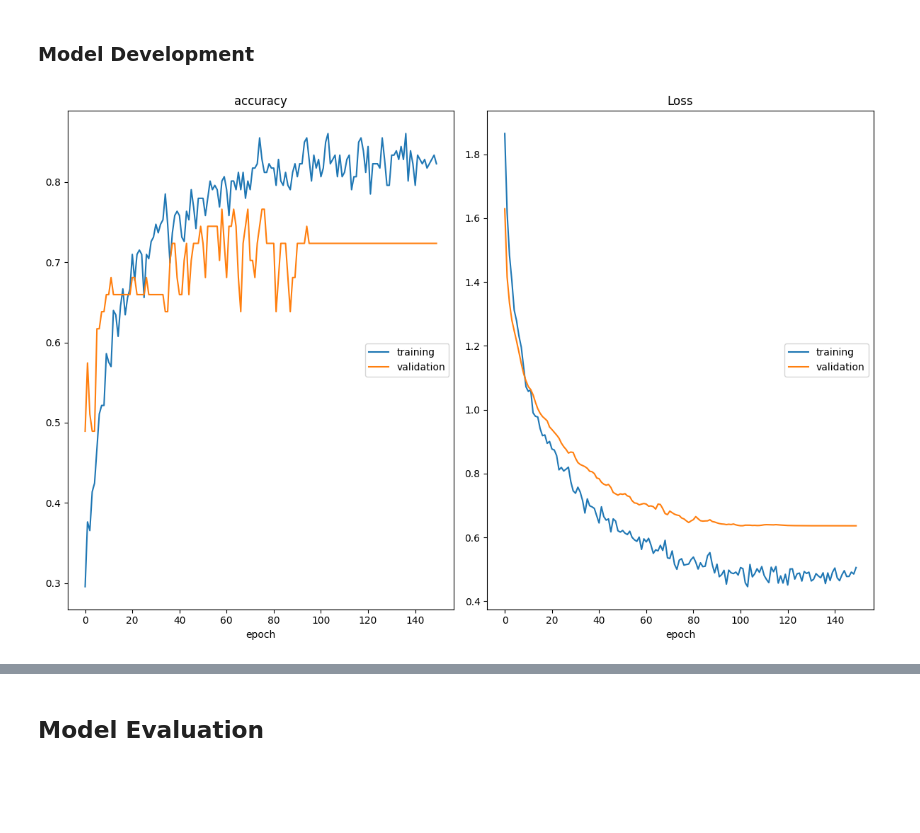
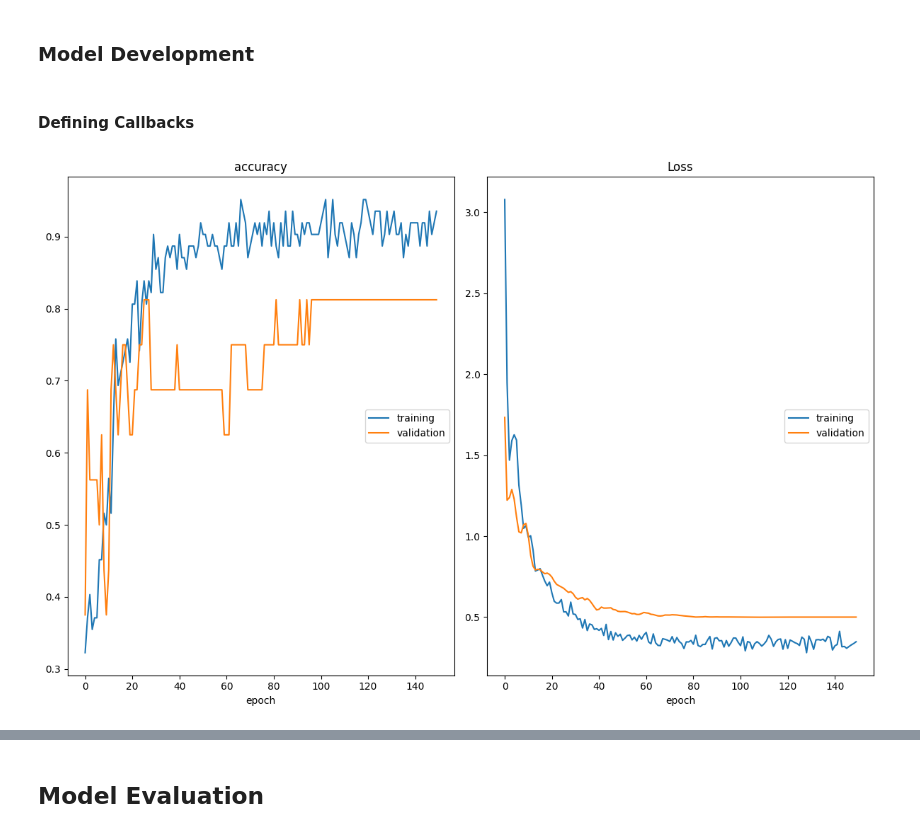
Before and after one commit to DeKUT-DSAIL/dsail-tech4wildlife, a Jupyter notebook: PART-2/camera_trap_tutorial.ipynb, the cells around one changed output, grey strips where cells are left out. Drawn from its saved outputs; the diff is of its cells as text; code cells hidden in the pictures; blank space fills up the shorter version.

Commit message:
trial models

```diff
--- a/PART-2/camera_trap_tutorial.ipynb
+++ b/PART-2/camera_trap_tutorial.ipynb
@@ -83,18 +86,21 @@ test_images_path = 'test'
 train_tensors = tf.keras.preprocessing.image_dataset_from_directory(
                                                                     'train',
                                                                     image_size=(96, 96),
-                                                                    batch_size=9,
-                                                                    shuffle=True
+                                                                    batch_size=27,
+                                                                    shuffle=True,
+                                                                    seed=random_state
                                                                 )
 val_tensors = tf.keras.preprocessing.image_dataset_from_directory(
                                                                     'val',
                                                                     image_size=(96, 96),
-                                                                    batch_size=9
+                                                                    batch_size=27,
+                                                                    seed=random_state
                                                                 )
 test_tensors = tf.keras.preprocessing.image_dataset_from_directory(
                                                                     'test',
                                                                     image_size=(96, 96),
-                                                                    batch_size=9
+                                                                    batch_size=27,
+                                                                    seed=random_state
                                                                 )
 
 # extract the train images and labels
@@ -104,7 +110,7 @@ train_images, train_labels = helper.extract_images_and_labels(train_tensors, nor
 val_images, val_labels = helper.extract_images_and_labels(val_tensors, normalize=True, categorical=True)
 
 # extract the test images and labels
-test_images, test_labels = helper.extract_images_and_labels(test_tensors, normalize=True, categorical=False)
+test_images, test_labels = helper.extract_images_and_labels(test_tensors, normalize=True, categorical=True)
 
 # Define the labels dictionary
 labels = {
@@ -179,30 +185,36 @@ ACTIVATION = 'softmax'
 OPTIMIZER = 'adam'
 MOMENTUM = 0.9
 
-model = helper.build_model(num_classes=NUM_CLASSES, drop_out=DROP_OUT,
+model = helper.build_model(num_classes=NUM_CLASSES, dropout=DROP_OUT,
                    weight_decay=WEIGHT_DECAY, activation=ACTIVATION,
-                   optimizer=OPTIMIZER, momentum=MOMENTUM)
+                   optimizer=OPTIMIZER, momentum=MOMENTUM,
+                   learning_rate=LEARNING_RATE)
+# %% [markdown]
+#### Defining Callbacks
 # %%
 filepath = 'mobileweights_6classes.h5'
 anim = PlotLossesKeras(outputs=[MatplotlibPlot()])
 
 # Define the ModelCheckpoint callback
-checkpoint = tf.keras.callbacks.ModelCheckpoint(filepath, monitor='val_loss', save_best_only=True, mode='min', verbose=2)
+checkpoint = tf.keras.callbacks.ModelCheckpoint(filepath, monitor='val_loss',
+                                                save_best_only=True, mode='min',
+                                                verbose=2)
 
 # Define the learning rate scheduler callback
-lr_scheduler = ReduceLROnPlateau(monitor='val_loss', factor=0.5, patience=5, verbose=1, min_lr=1e-6)
+lr_scheduler = ReduceLROnPlateau(monitor='val_loss', factor=0.5,
+                                 patience=5, verbose=1, min_lr=1e-6)
 
 # Include the lr_scheduler callback in the list of callbacks
 callbacks = [checkpoint, anim, lr_scheduler]
 
 # Train the model
 history = model.fit(
                   train_images,
                   train_labels,
                   epochs=EPOCHS,
                   validation_data=(val_images, val_labels),
                   verbose=2,
                   callbacks=callbacks
                 )
 # %% [output]
-[figure, old version]
+[figure, new version]
```
Also changed, not shown: parts of 13 cells of this notebook, 3 other files.
